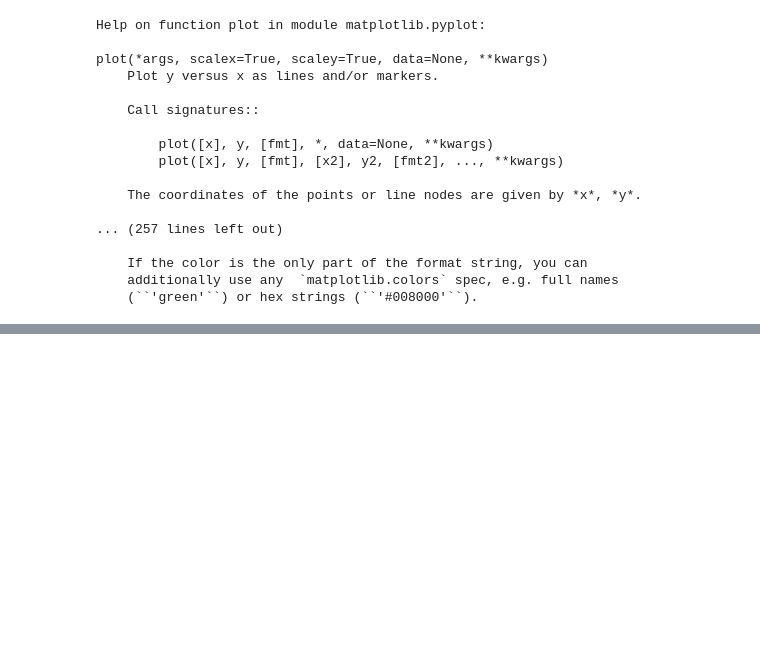
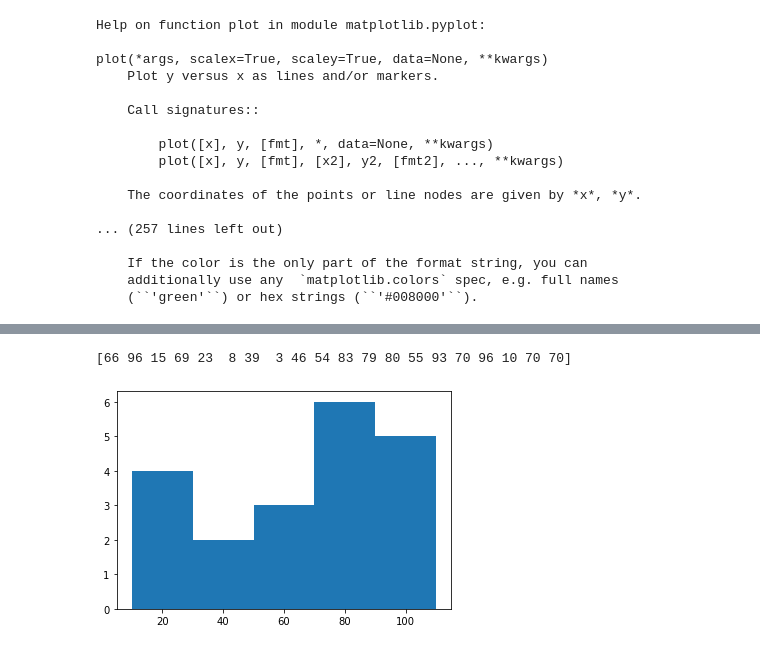
Before and after one commit to kajal-1402-yadav/py, a Jupyter notebook: T4/matplotlib.ipynb, the cells around one changed output, grey strips where cells are left out. Cells and saved outputs as stored; diff of their text form; code cells hidden in the pictures; blank space fills up the shorter version.

```diff
--- a/T4/matplotlib.ipynb
+++ b/T4/matplotlib.ipynb
@@ -113,0 +144,8 @@ plt.scatter(x,y*0.5,color='green')
+# %%
+x=np.random.randint(1,100,20)
+print(x)
+plt.hist(x,bins=[0,20,40,60,80,100],align='right')
+plt.show()
+# %% [output]
+[66 96 15 69 23  8 39  3 46 54 83 79 80 55 93 70 96 10 70 70]
+[figure, added]
```
Also changed, not shown: parts of 7 cells of this notebook.
